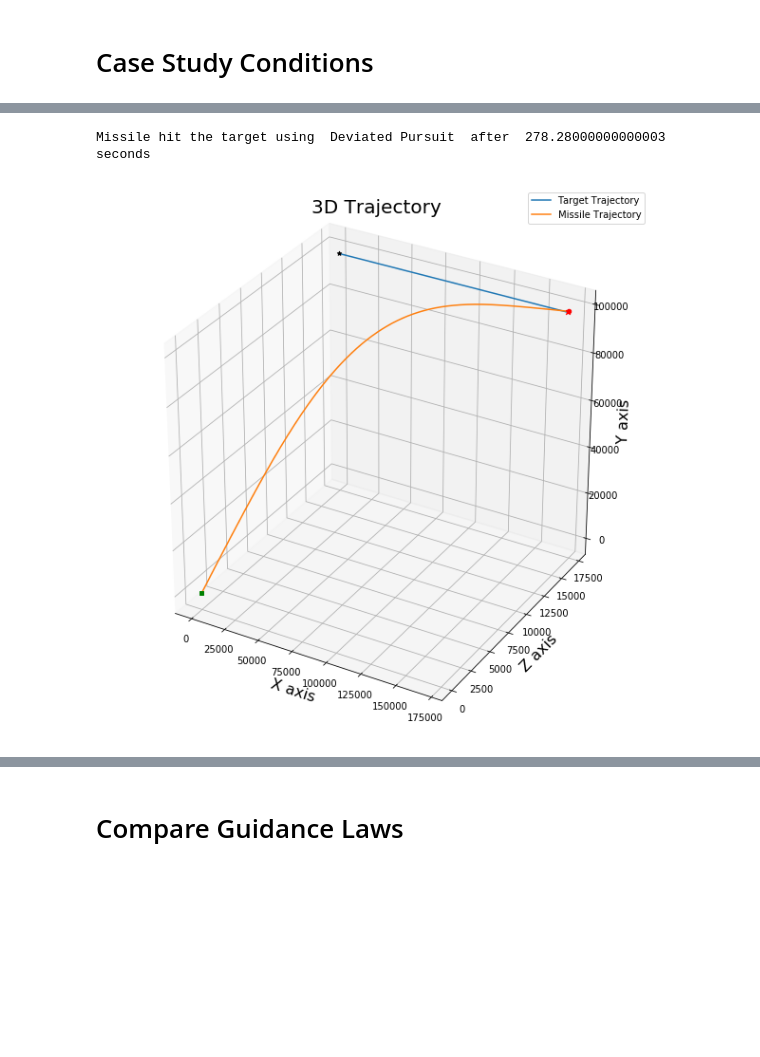
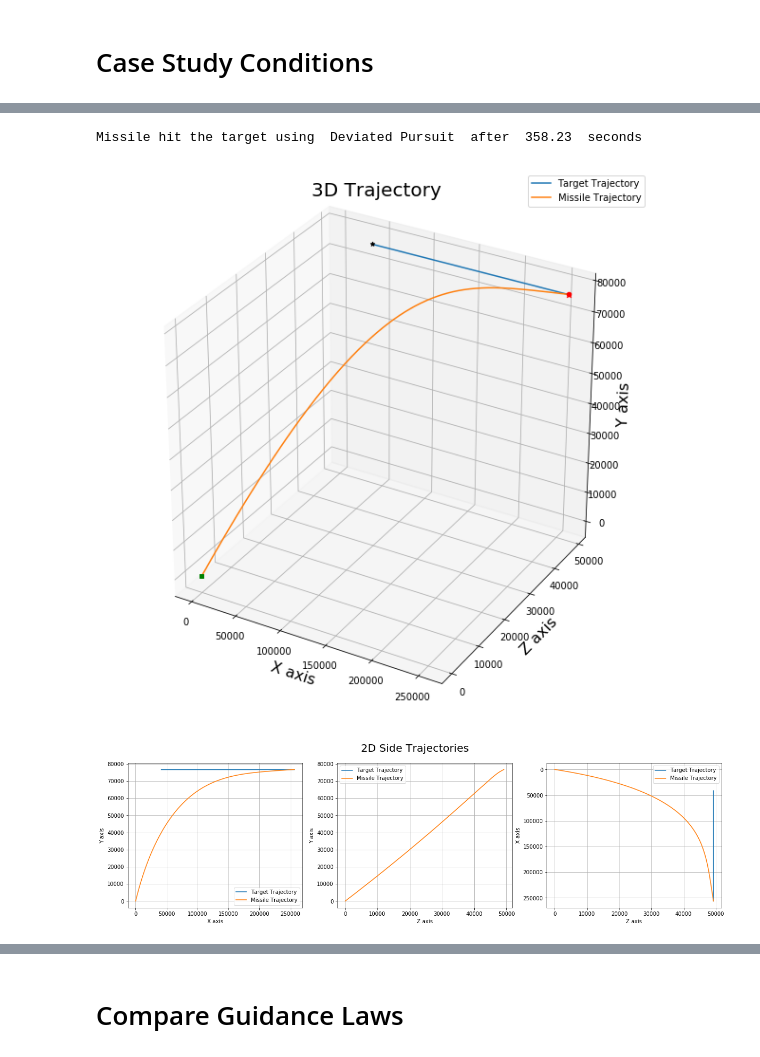
Before and after one commit to Abdelrahman350/Guidance, a Jupyter notebook: Homing Missile's Guidance Simulation.ipynb, the cells around one changed output, grey strips where cells are left out. Cells and saved outputs as stored; diff of their text form; code cells hidden in the pictures; blank space fills up the shorter version.

```diff
--- a/Homing Missile's Guidance Simulation.ipynb
+++ b/Homing Missile's Guidance Simulation.ipynb
@@ -348,8 +393,8 @@ class Simulation:
 # Case Study Conditions
 # %%
 D0 = 100000
-epsilon0 = 80
-sigma0 = 80
+epsilon0 = 50
+sigma0 = 50
 VT = 600
 VM = 800
 dt = 0.01
@@ -368,7 +415,8 @@ Missile hit the target using  Pure Pursuit  after  292.2  seconds
 # %%
 G = 1
 caseGeneral = Simulation(D0, epsilon0, sigma0, VT, VM, dt, tf, theta_t, phi_t)
-target, missile, t, Jtheta, Jphi = caseGeneral.simulation(G, S, manuver_target, plot = True)
+target, missile, t, Jtheta, Jphi, time = caseGeneral.simulation(G, S, manuver_target, plot = True)
 # %% [output]
-Missile hit the target using  Deviated Pursuit  after  278.28000000000003  seconds
+Missile hit the target using  Deviated Pursuit  after  358.23  seconds
-[figure, old version]
+[figure, new version]
+[figure, added]
```
Also changed, not shown: parts of 14 cells of this notebook.
